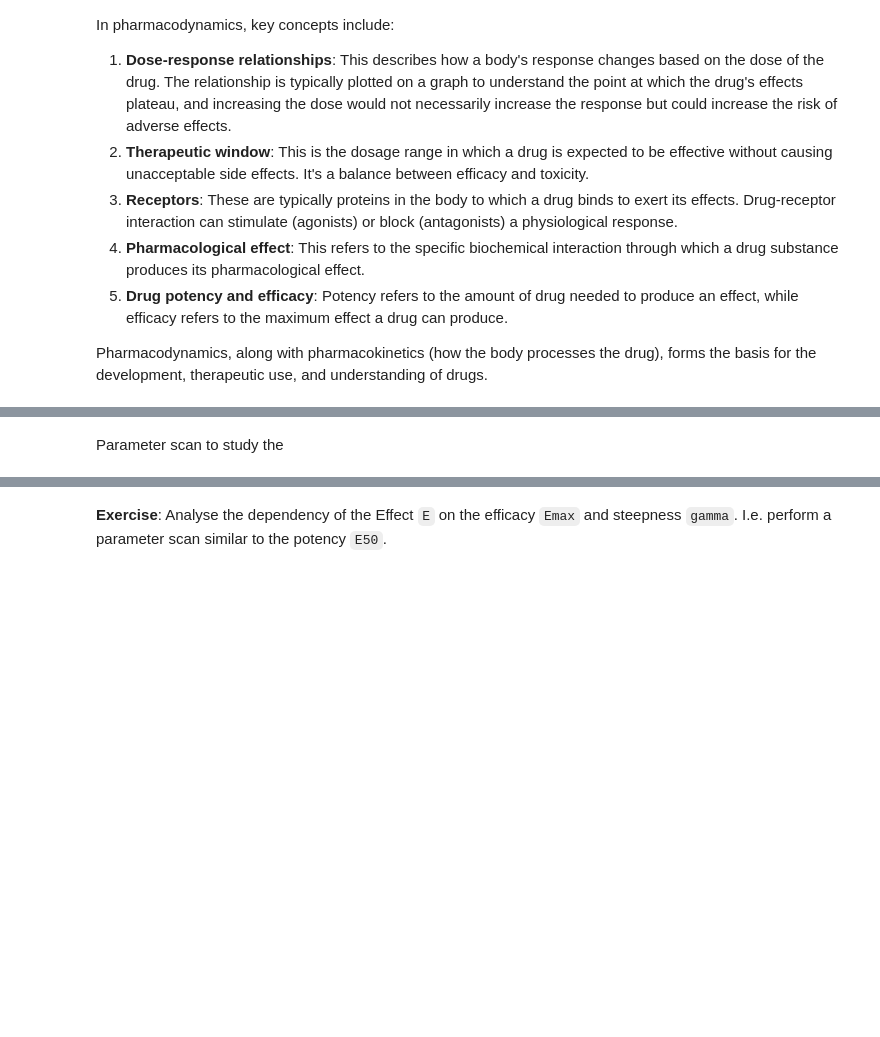
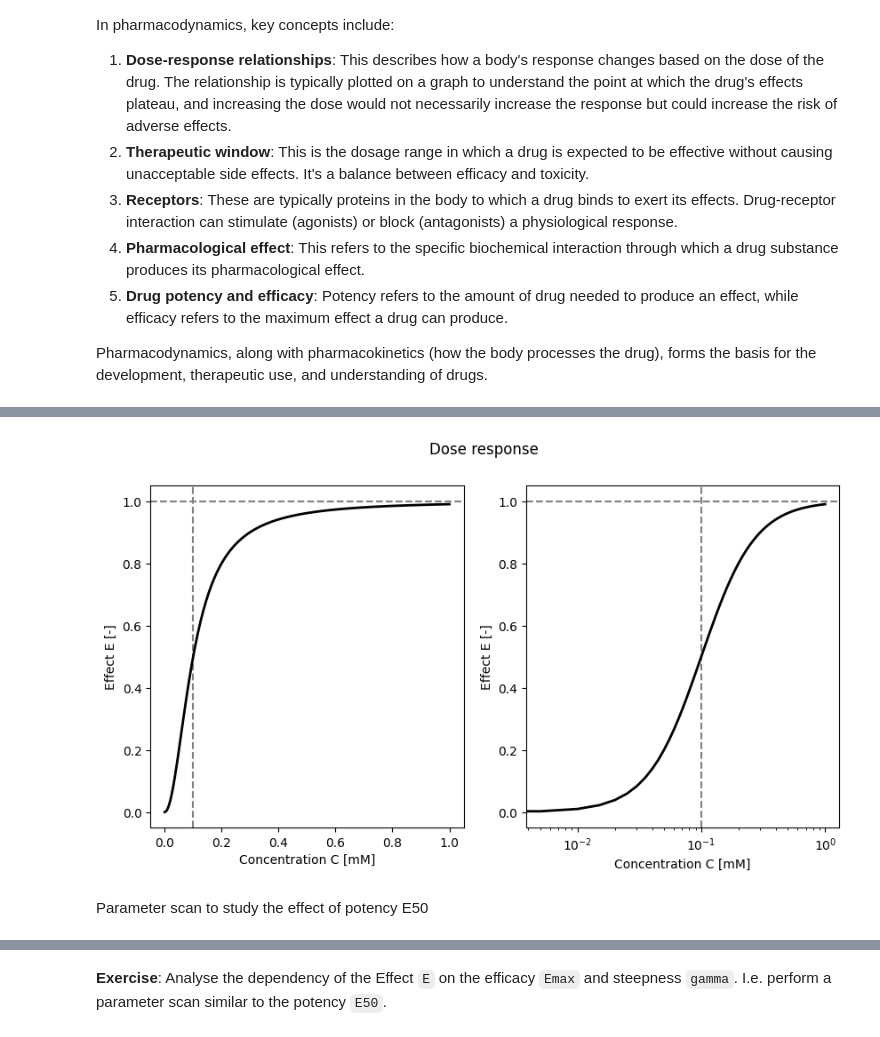
Before and after one commit to matthiaskoenig/course-pharmacokinetic-modelling, a Jupyter notebook: src/mb19/notebooks/10_pharmacodynamics.ipynb, the cells around one changed output, grey strips where cells are left out. Drawn from its saved outputs; the diff is of its cells as text; code cells hidden in the pictures; blank space fills up the shorter version.

```diff
--- a/src/mb19/notebooks/10_pharmacodynamics.ipynb
+++ b/src/mb19/notebooks/10_pharmacodynamics.ipynb
@@ -40,17 +40,26 @@ with $E_{max}$ being the maximum effect or efficacy, $C$ being the concentration
 # %%
 import numpy as np
 from matplotlib import pyplot as plt
 
-Km = 1.0  # [mM]
-Vmax = 10
-A = np.linspace(0, 10, num=100)  # [mM]
-v = Vmax * A/(Km + A)
+E50 = 0.1  # [mM]
+Emax = 1.0  # [-] arbitrary effect units
+gamma = 2
+C = np.linspace(0, 1, num=200)  # [mM]
+E = Emax * C**gamma/(E50**gamma + C**gamma)  # [-]
 
-f, ax = plt.subplots(nrows=1, ncols=1)
-f.suptitle("Michaelis Menten Kinetics")
-ax.plot(A, v)
-ax.set_xlabel("Concentration A [mM]")
-ax.set_ylabel("Rate v")
+f, (ax1, ax2) = plt.subplots(nrows=1, ncols=2, figsize=(10, 5))
+f.suptitle("Dose response")
+for ax in (ax1, ax2):
+    ax.axhline(y=Emax, color="grey", linestyle="--")
+    ax.axvline(x=E50, color="grey", linestyle="--")
+    ax.plot(C, E, color="black", linewidth=2.0)
+    ax.set_xlabel("Concentration C [mM]")
+    ax.set_ylabel("Effect E [-]")
+
+
+ax2.set_xscale("log")
 plt.show()
+# %% [output]
+[figure, added]
 # %% [markdown]
-Parameter scan to study the
+Parameter scan to study the effect of potency E50
```
Also changed, not shown: parts of 2 cells of this notebook, 4 other files.
